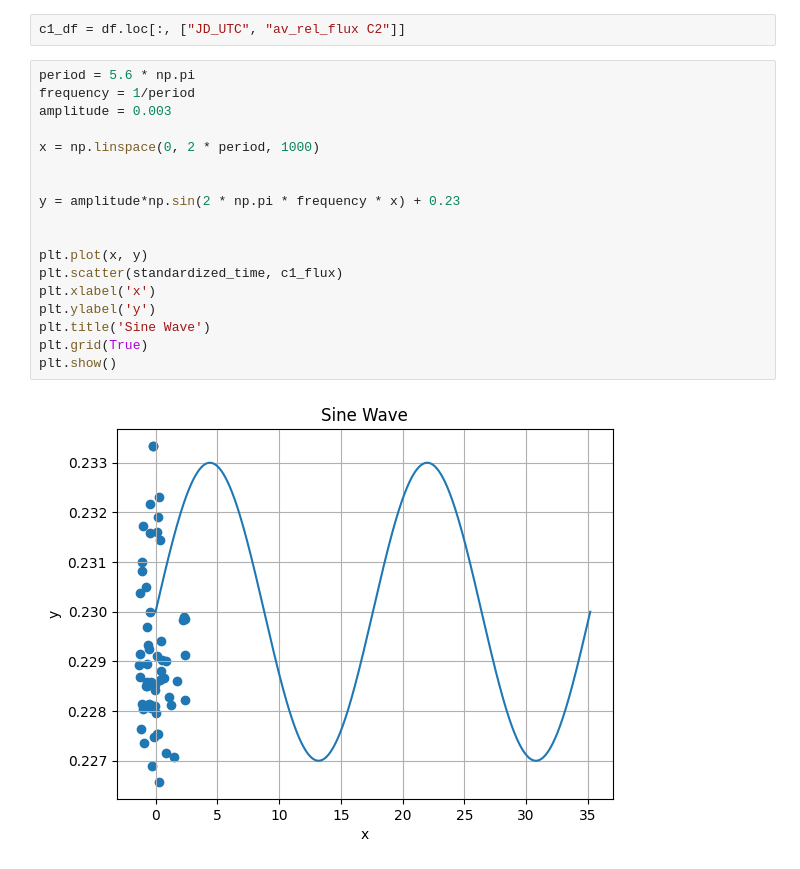
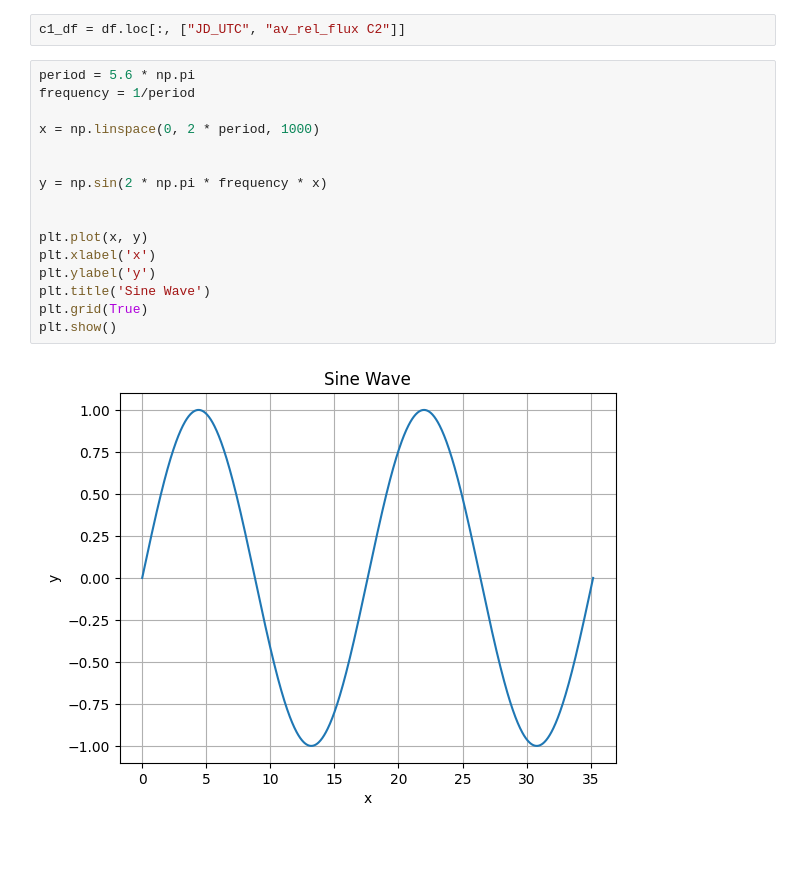
Before and after one commit to williamlee8ucb/GWAM_Lomb_Scargle, a Jupyter notebook: Subpercent_Data_LS.ipynb, the cells around one changed output. Cells and saved outputs as stored; diff of their text form.

```diff
--- a/Subpercent_Data_LS.ipynb
+++ b/Subpercent_Data_LS.ipynb
@@ -437,20 +437,18 @@ c1_df = df.loc[:, ["JD_UTC", "av_rel_flux C2"]]
 # %%
 period = 5.6 * np.pi
 frequency = 1/period
-amplitude = 0.003
 
 x = np.linspace(0, 2 * period, 1000)
 
 
-y = amplitude*np.sin(2 * np.pi * frequency * x) + 0.23
+y = np.sin(2 * np.pi * frequency * x)
 
 
 plt.plot(x, y)
-plt.scatter(standardized_time, c1_flux)
 plt.xlabel('x')
 plt.ylabel('y')
 plt.title('Sine Wave')
 plt.grid(True)
 plt.show()
 # %% [output]
-[figure, old version]
+[figure, new version]
```
Also changed, not shown: parts of 11 cells of this notebook.
